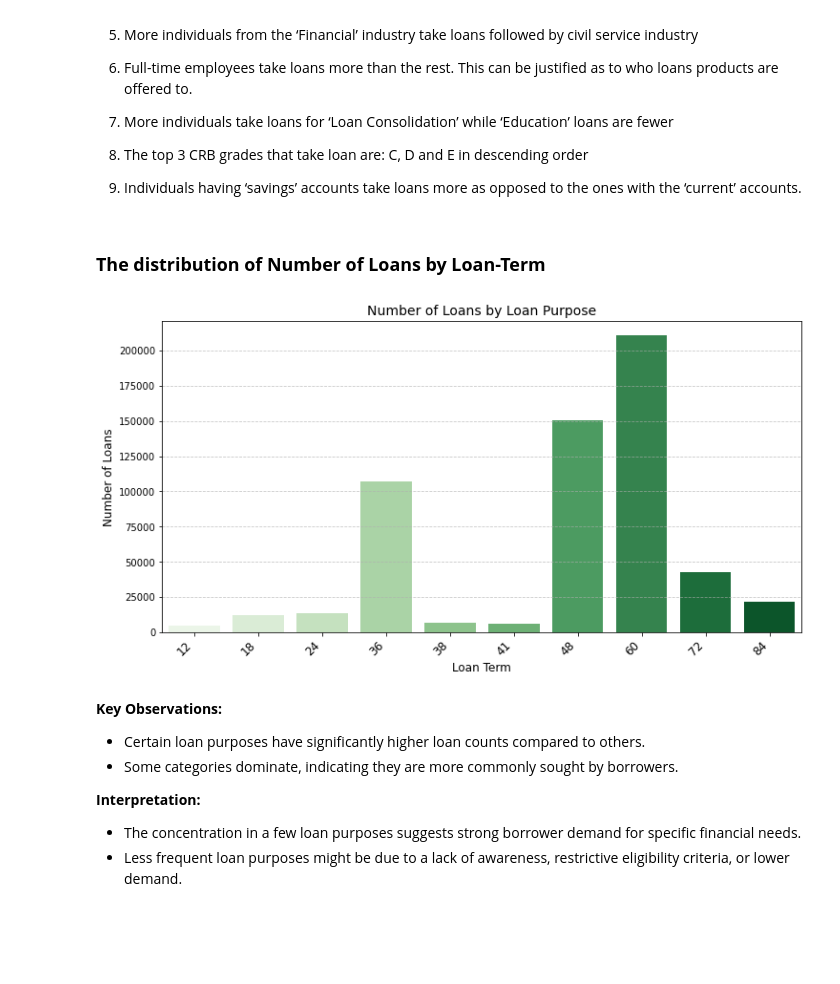
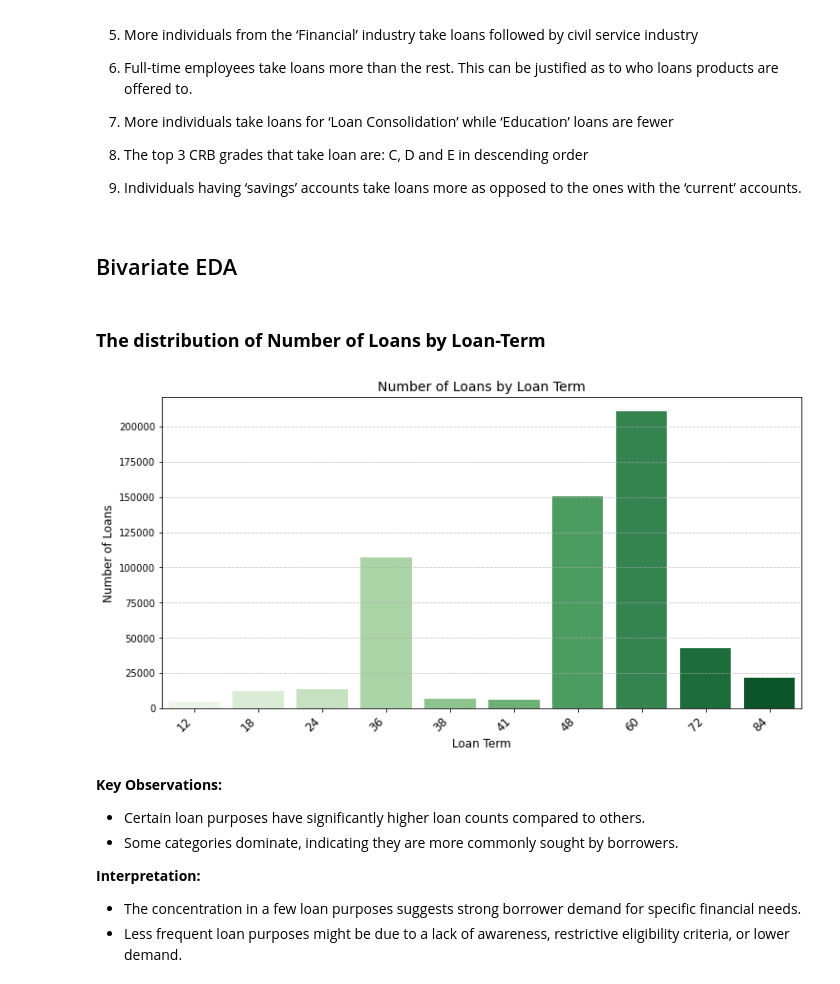
Before and after one commit to Cheptoi-Millicent/DSF-PT08P5-GROUP6-CAPSTONE-PROJECT, a Jupyter notebook: index.ipynb, the cells around one changed output. Cells and saved outputs as stored; diff of their text form; code cells hidden in the pictures; blank space fills up the shorter version.

```diff
--- a/index.ipynb
+++ b/index.ipynb
@@ -1904,20 +1942,22 @@ for col in cat_cols:
 7.	More individuals take loans for ‘Loan Consolidation’ while ‘Education’ loans are fewer
 8.	The top 3 CRB grades that take loan are: C, D and E in descending order
 9.	Individuals having ‘savings’ accounts take loans more as opposed to the ones with the ‘current’ accounts.
+# %% [markdown]
+## Bivariate EDA
 # %% [markdown]
 ### **The distribution of Number of Loans by Loan-Term**
 # %%
 plt.figure(figsize=(12, 6))
 loan_purpose_counts = final_merged_df_5p["Loan_Term"].value_counts().head(10)
 sns.barplot(x=loan_purpose_counts.index, y=loan_purpose_counts.values, palette="Greens")
 plt.xticks(rotation=45, ha="right", fontsize=12)
 plt.xlabel("Loan Term", fontsize=12)
 plt.ylabel("Number of Loans", fontsize=12)
-plt.title("Number of Loans by Loan Purpose", fontsize=14)
+plt.title("Number of Loans by Loan Term", fontsize=14)
 plt.grid(axis='y', linestyle='--', alpha=0.7)
 plt.show()
 # %% [output]
-[figure, old version]
+[figure, new version]
 # %% [markdown]
 **Key Observations:**
 * Certain loan purposes have significantly higher loan counts compared to others.
```
Also changed, not shown: parts of 107 cells of this notebook.
